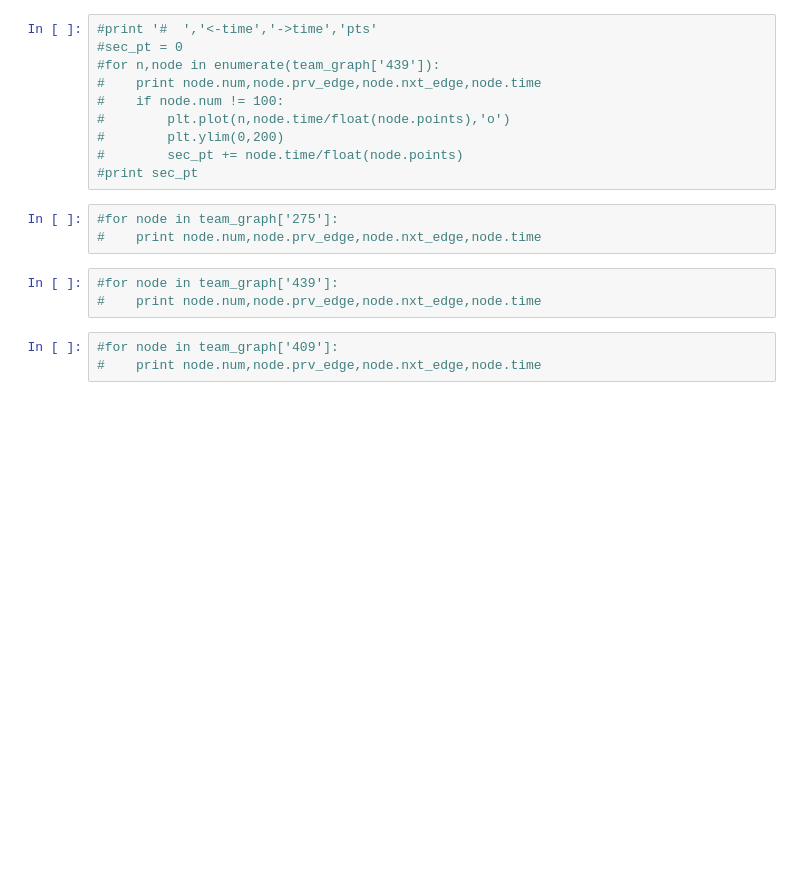
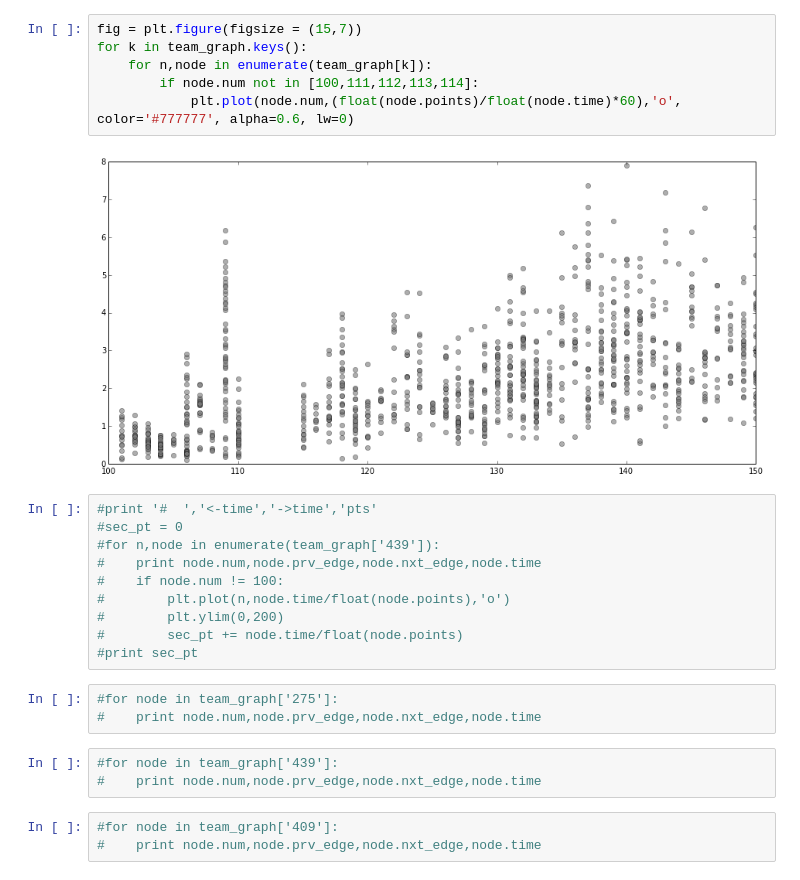
Before and after one commit to PatJByrne/msd_project, a Jupyter notebook: Graph_dictionary.ipynb, the cells around one changed output. Drawn from its saved outputs; the diff is of its cells as text; blank space fills up the shorter version.

```diff
--- a/Graph_dictionary.ipynb
+++ b/Graph_dictionary.ipynb
@@ -82,3 +107,11 @@ def team_grapher():
+# %%
+fig = plt.figure(figsize = (15,7))
+for k in team_graph.keys():
+    for n,node in enumerate(team_graph[k]):
+        if node.num not in [100,111,112,113,114]:
+            plt.plot(node.num,(float(node.points)/float(node.time)*60),'o', color='#777777', alpha=0.6, lw=0)
+# %% [output]
+[figure, added]
 # %%
 #print '#  ','<-time','->time','pts'
 #sec_pt = 0
```
Also changed, not shown: parts of 2 cells of this notebook, 3 other files.
